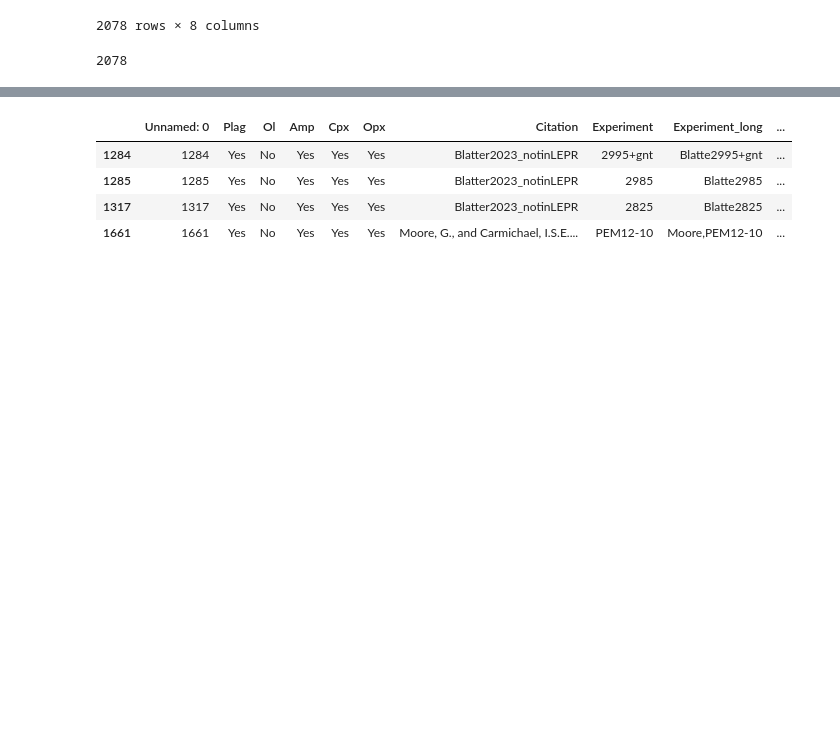
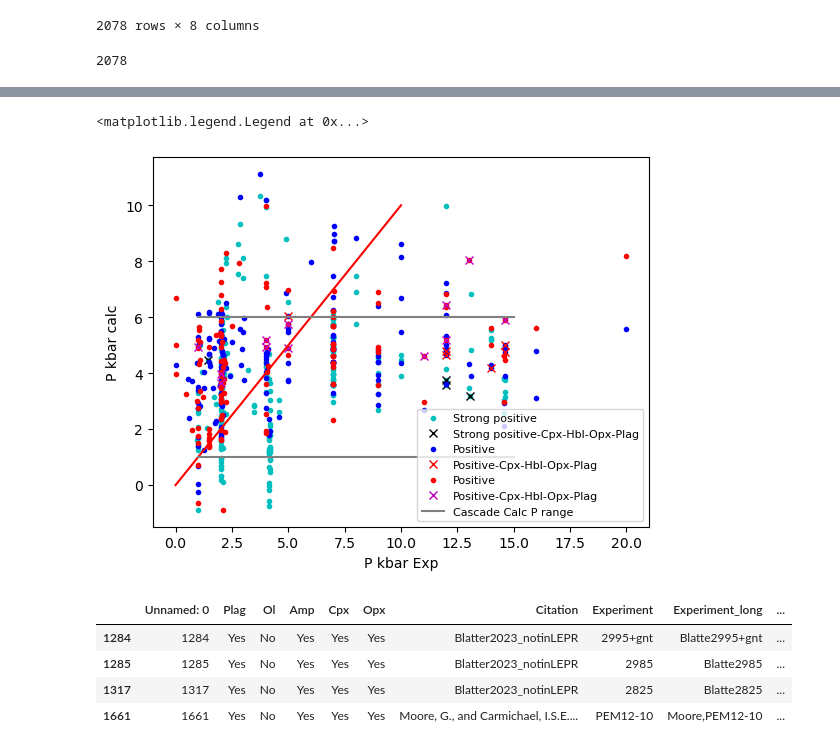
Before and after one commit to PennyWieser/Thermobar, a Jupyter notebook: Benchmarking/liquid, olivine/CHOMPI_LEPR_setNNO.ipynb, the cells around one changed output, grey strips where cells are left out. Cells and saved outputs as stored; diff of their text form; code cells hidden in the pictures; blank space fills up the shorter version.

```diff
--- a/Benchmarking/liquid, olivine/CHOMPI_LEPR_setNNO.ipynb
+++ b/Benchmarking/liquid, olivine/CHOMPI_LEPR_setNNO.ipynb
@@ -60,3 +99,31 @@ all_filt_p=all_unnorm.loc[chomp_calc['final_assessment']=='Positive']
+# %%
+C_H_O_P=(all_filt_sp['Plag']=='Yes')&(all_filt_sp['Cpx']=='Yes')&(all_filt_sp['Opx']=='Yes')&(all_filt_sp['Amp']=='Yes')
+C_H_O_Pp=(all_filt_p['Plag']=='Yes')&(all_filt_p['Cpx']=='Yes')&(all_filt_p['Opx']=='Yes')&(all_filt_p['Amp']=='Yes')
+C_H_O_Perm=(all_filt_perm['Plag']=='Yes')&(all_filt_perm['Cpx']=='Yes')&(all_filt_perm['Opx']=='Yes')&(all_filt_perm['Amp']=='Yes')
+
+plt.plot(all_filt_sp['P_kbar'],
+         chomp_calc_sp['P_kbar_calc'],  '.c', label='Strong positive')
+plt.plot(all_filt_sp['P_kbar'].loc[C_H_O_P],
+         chomp_calc_sp['P_kbar_calc'].loc[C_H_O_P],  'xk', label='Strong positive-Cpx-Hbl-Opx-Plag')
+
+plt.plot(all_filt_p['P_kbar'],
+         chomp_calc_p['P_kbar_calc'],  '.b', label='Positive')
+plt.plot(all_filt_p['P_kbar'].loc[C_H_O_Pp],
+         chomp_calc_p['P_kbar_calc'].loc[C_H_O_Pp],  'xr', label='Positive-Cpx-Hbl-Opx-Plag')
+
+plt.plot(all_filt_perm['P_kbar'],
+         chomp_calc_perm['P_kbar_calc'],  '.r', label='Positive')
+plt.plot(all_filt_perm['P_kbar'].loc[C_H_O_Perm],
+         chomp_calc_perm['P_kbar_calc'].loc[C_H_O_Perm],  'xm', label='Positive-Cpx-Hbl-Opx-Plag')
+plt.plot([0, 10], [0, 10], '-r')
+plt.xlabel('P kbar Exp')
+plt.ylabel('P kbar calc')
+plt.plot([1, 15], [1, 1], '-', color='grey', label='Cascade Calc P range')
+plt.plot([1, 15], [6, 6], '-', color='grey')
+plt.legend(loc='lower right', fontsize=8)
+# %% [output]
+<matplotlib.legend.Legend at 0x...>
+[figure, added]
 # %%
 all_filt_sp.loc[C_H_O_P]
 # %% [output]
```
Also changed, not shown: parts of 23 cells of this notebook, 9 other files.
